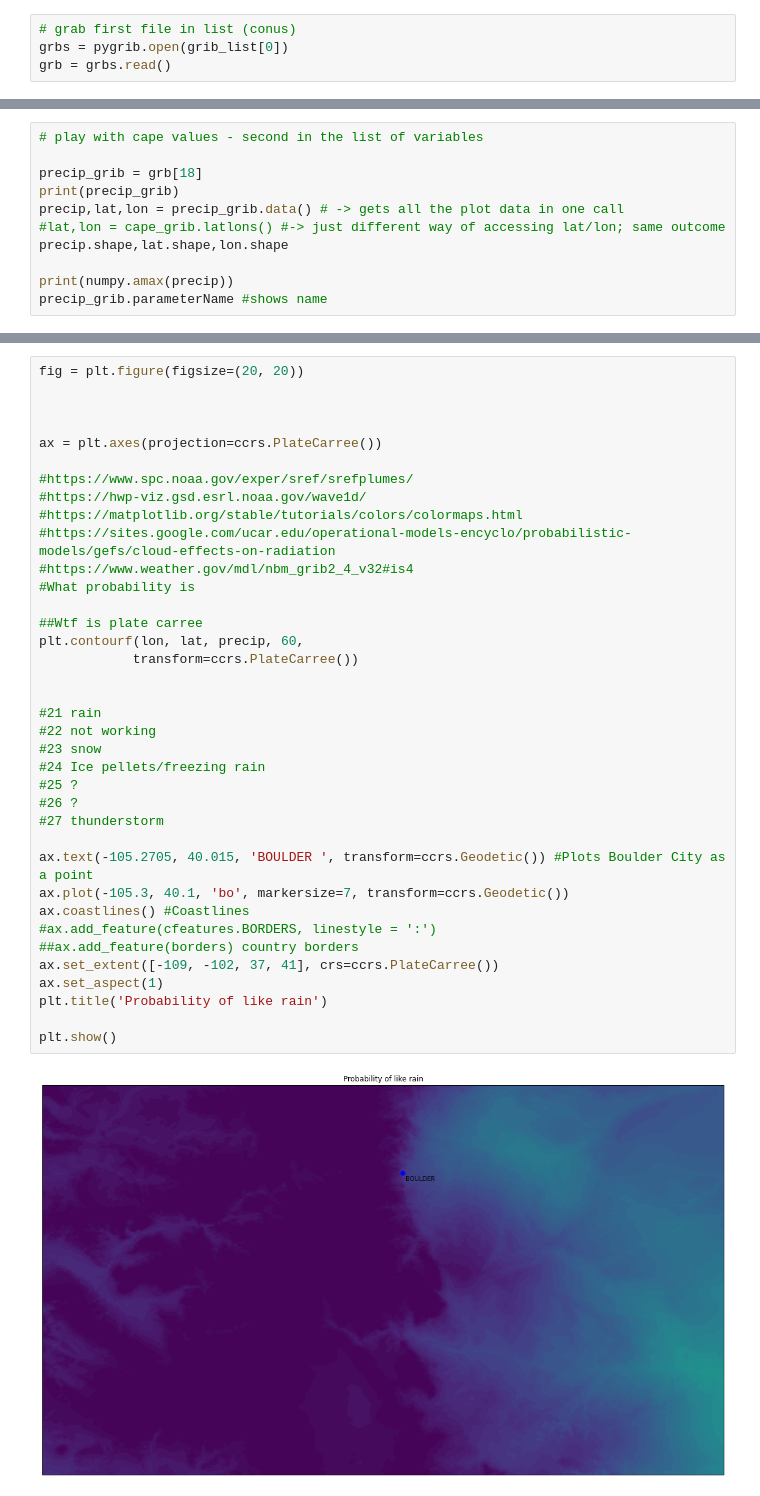
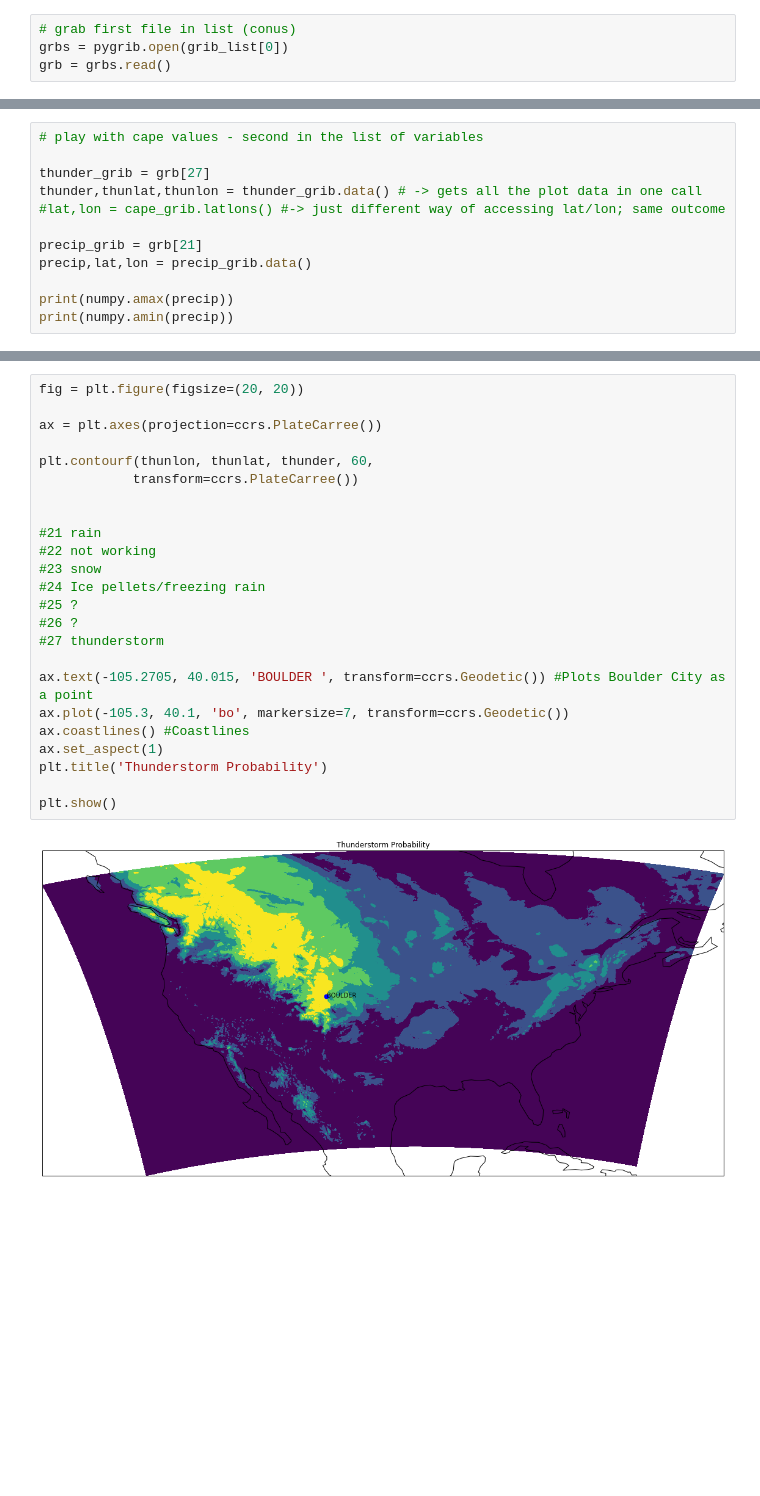
Before and after one commit to the-rich-piana/NCAR_3035, a Jupyter notebook: POP.ipynb, the cells around one changed output, grey strips where cells are left out. Saved outputs shown, nothing was run; the diff lists cells and outputs as text; blank space fills up the shorter version.

```diff
--- a/POP.ipynb
+++ b/POP.ipynb
@@ -72,12 +40,13 @@ list(grb)
 # %%
 # play with cape values - second in the list of variables
 
-precip_grib = grb[18]
-print(precip_grib)
-precip,lat,lon = precip_grib.data() # -> gets all the plot data in one call
+thunder_grib = grb[27]
+thunder,thunlat,thunlon = thunder_grib.data() # -> gets all the plot data in one call
 #lat,lon = cape_grib.latlons() #-> just different way of accessing lat/lon; same outcome
-precip.shape,lat.shape,lon.shape
+
+precip_grib = grb[21]
+precip,lat,lon = precip_grib.data()
 
 print(numpy.amax(precip))
-precip_grib.parameterName #shows name
+print(numpy.amin(precip))
 # %% [output]
@@ -138,41 +55,28 @@ precip_grib['dataDate'],precip_grib['hour'], precip_grib['minute'],precip_grib['
 # %%
 fig = plt.figure(figsize=(20, 20))
 
-
-
 ax = plt.axes(projection=ccrs.PlateCarree())
 
-#https://www.spc.noaa.gov/exper/sref/srefplumes/
-#https://hwp-viz.gsd.esrl.noaa.gov/wave1d/
-#https://matplotlib.org/stable/tutorials/colors/colormaps.html
-#https://sites.google.com/ucar.edu/operational-models-encyclo/probabilistic-models/gefs/cloud-effects-on-radiation
-#https://www.weather.gov/mdl/nbm_grib2_4_v32#is4
-#What probability is
-
-##Wtf is plate carree
-plt.contourf(lon, lat, precip, 60,
+plt.contourf(thunlon, thunlat, thunder, 60,
             transform=ccrs.PlateCarree())
 
 
 #21 rain
 #22 not working
 #23 snow
 #24 Ice pellets/freezing rain
 #25 ?
 #26 ?
 #27 thunderstorm
 
 ax.text(-105.2705, 40.015, 'BOULDER ', transform=ccrs.Geodetic()) #Plots Boulder City as a point
 ax.plot(-105.3, 40.1, 'bo', markersize=7, transform=ccrs.Geodetic())
 ax.coastlines() #Coastlines
-#ax.add_feature(cfeatures.BORDERS, linestyle = ':')
-##ax.add_feature(borders) country borders
-ax.set_extent([-109, -102, 37, 41], crs=ccrs.PlateCarree())
 ax.set_aspect(1)
-plt.title('Probability of like rain')
+plt.title('Thunderstorm Probability')
 
 plt.show()
 # %% [output]
-[figure, old version]
+[figure, new version]
 # %%
 #https://github.com/koldunovn/FESOM_SST_shaded_by_U/blob/main/FESOM_SST_shaded_by_U.ipynb
```
Also changed, not shown: parts of 13 cells of this notebook, 1 other file.
